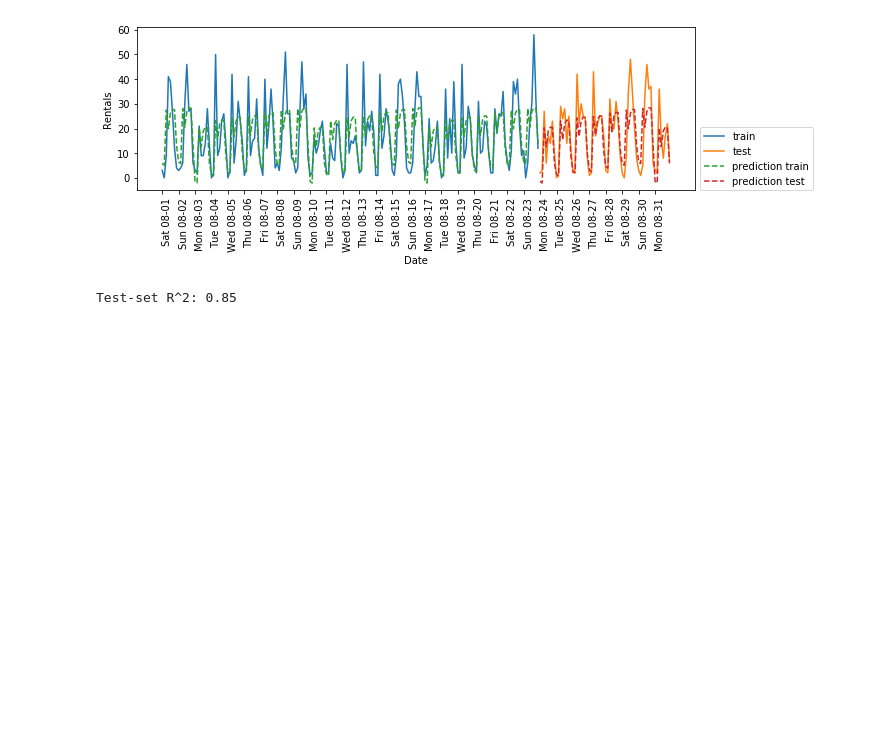
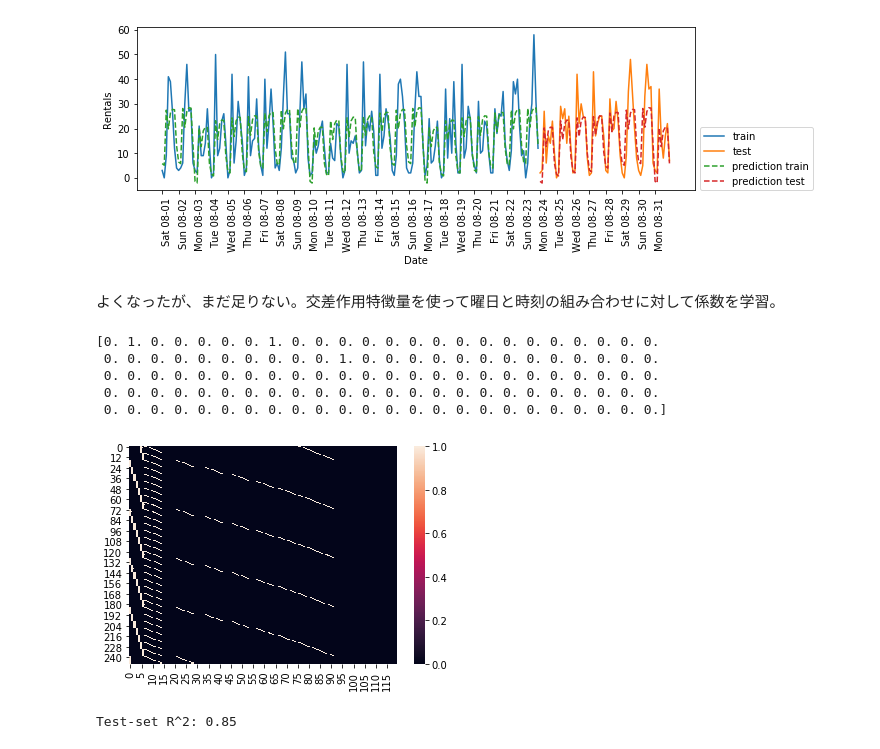
Before and after one commit to miyamotok0105/IntroductionToMachineLearningWithPython_sample, a Jupyter notebook: ch04/utilizing_expert_knowledge.ipynb, the cells around one changed output. Saved outputs shown, nothing was run; the diff lists cells and outputs as text; code cells hidden in the pictures; blank space fills up the shorter version.

```diff
--- a/ch04/utilizing_expert_knowledge.ipynb
+++ b/ch04/utilizing_expert_knowledge.ipynb
@@ -99,6 +149,24 @@ plt.show()
 # %% [output]
 Test-set R^2: 0.62
 [figure]
+# %% [markdown]
+よくなったが、まだ足りない。交差作用特徴量を使って曜日と時刻の組み合わせに対して係数を学習。
+# %%
+from sklearn.preprocessing import PolynomialFeatures
+poly_transformer = PolynomialFeatures(degree=2, interaction_only=True,
+                                      include_bias=False)
+X_hour_week_onehot_poly = poly_transformer.fit_transform(X_hour_week_onehot)
+
+import seaborn as sns
+sns.heatmap(pd.DataFrame(X_hour_week_onehot_poly))
+print(X_hour_week_onehot_poly[80])
+# %% [output]
+[0. 1. 0. 0. 0. 0. 0. 1. 0. 0. 0. 0. 0. 0. 0. 0. 0. 0. 0. 0. 0. 0. 0. 0.
+ 0. 0. 0. 0. 0. 0. 0. 0. 0. 0. 1. 0. 0. 0. 0. 0. 0. 0. 0. 0. 0. 0. 0. 0.
+ 0. 0. 0. 0. 0. 0. 0. 0. 0. 0. 0. 0. 0. 0. 0. 0. 0. 0. 0. 0. 0. 0. 0. 0.
+ 0. 0. 0. 0. 0. 0. 0. 0. 0. 0. 0. 0. 0. 0. 0. 0. 0. 0. 0. 0. 0. 0. 0. 0.
+ 0. 0. 0. 0. 0. 0. 0. 0. 0. 0. 0. 0. 0. 0. 0. 0. 0. 0. 0. 0. 0. 0. 0. 0.]
+[figure, added]
 # %%
 from sklearn.preprocessing import PolynomialFeatures
 poly_transformer = PolynomialFeatures(degree=2, interaction_only=True,
```
Also changed, not shown: parts of 33 cells of this notebook, 3 other files.
